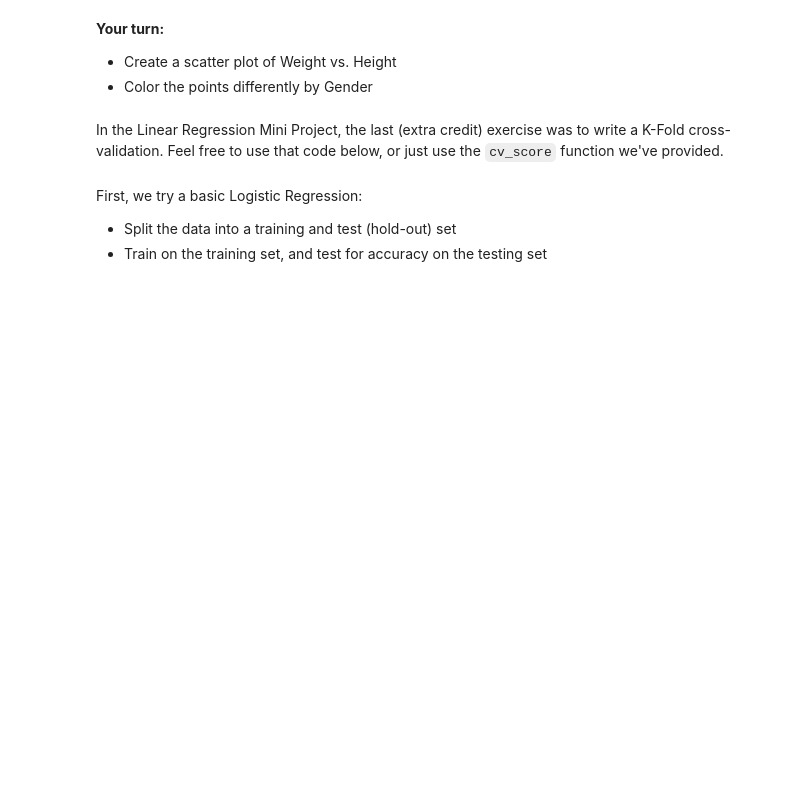
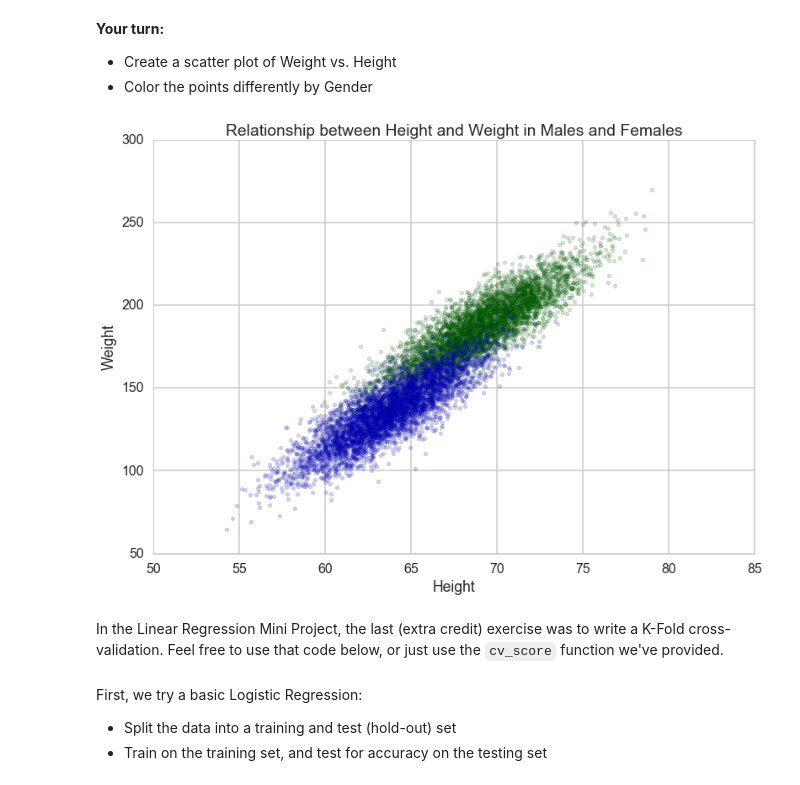
Before and after one commit to trcasey/datascience, a Jupyter notebook: logistic_regression/Mini_Project_Logistic_Regression.ipynb, the cells around one changed output. Cells and saved outputs as stored; diff of their text form; code cells hidden in the pictures; blank space fills up the shorter version.

```diff
--- a/logistic_regression/Mini_Project_Logistic_Regression.ipynb
+++ b/logistic_regression/Mini_Project_Logistic_Regression.ipynb
@@ -115,3 +113,14 @@ with the "response" as a plain array
+# %%
+males = dflog[dflog.Gender=='Male']
+females = dflog[dflog.Gender=='Female']
+
+plt.scatter(males.Height, males.Weight, alpha=.2, c='g')
+plt.scatter(females.Height, females.Weight, alpha=.2, c='b')
+plt.xlabel('Height')
+plt.ylabel('Weight')
+plt.title("Relationship between Height and Weight in Males and Females");
+# %% [output]
+[figure, added]
 # %% [markdown]
 In the Linear Regression Mini Project, the last (extra credit) exercise was to write a K-Fold cross-validation. Feel free to use that code below, or just use the `cv_score` function we've provided.
 # %%
```
Also changed, not shown: parts of 4 cells of this notebook, 1 other file.
